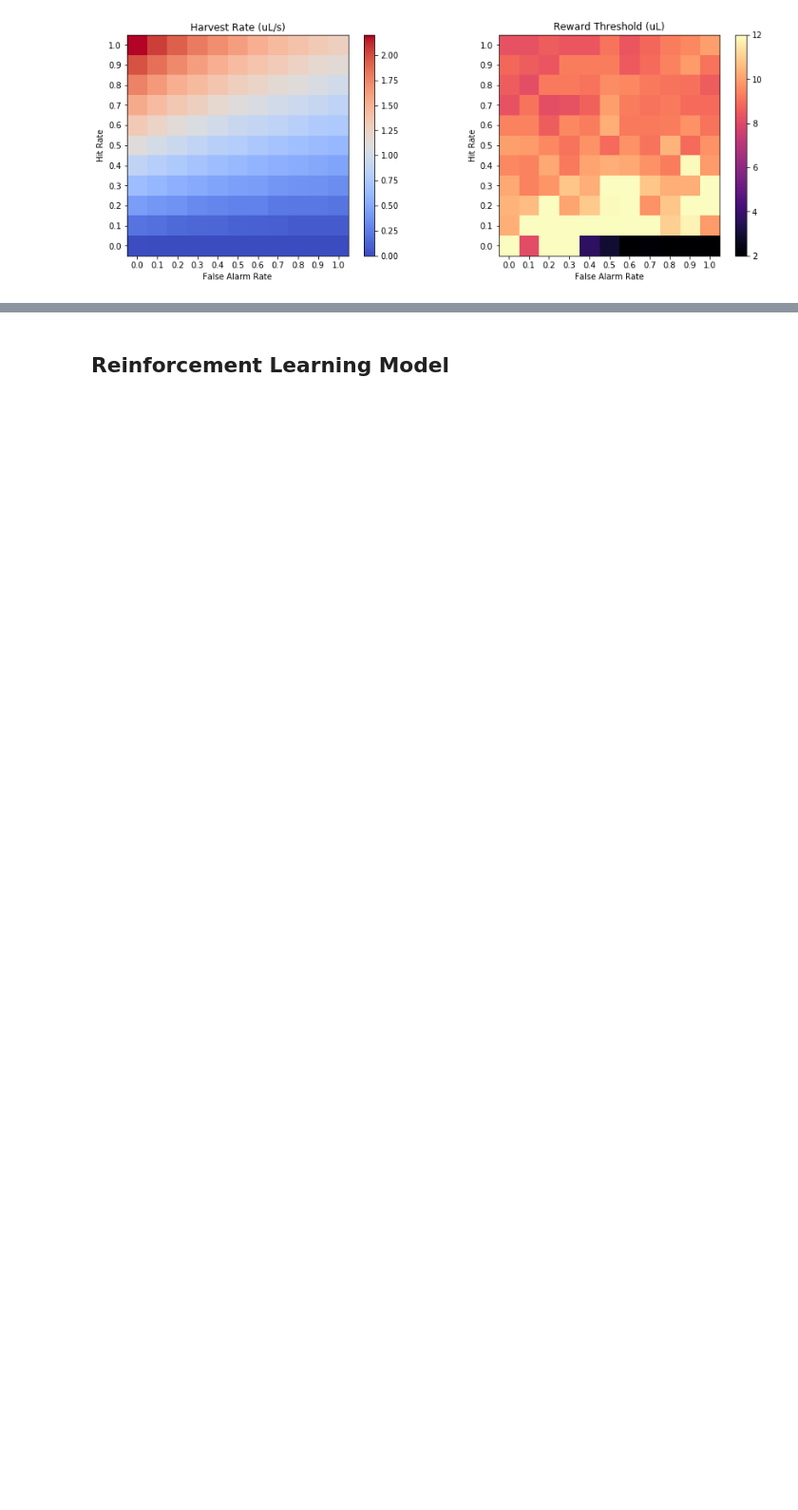
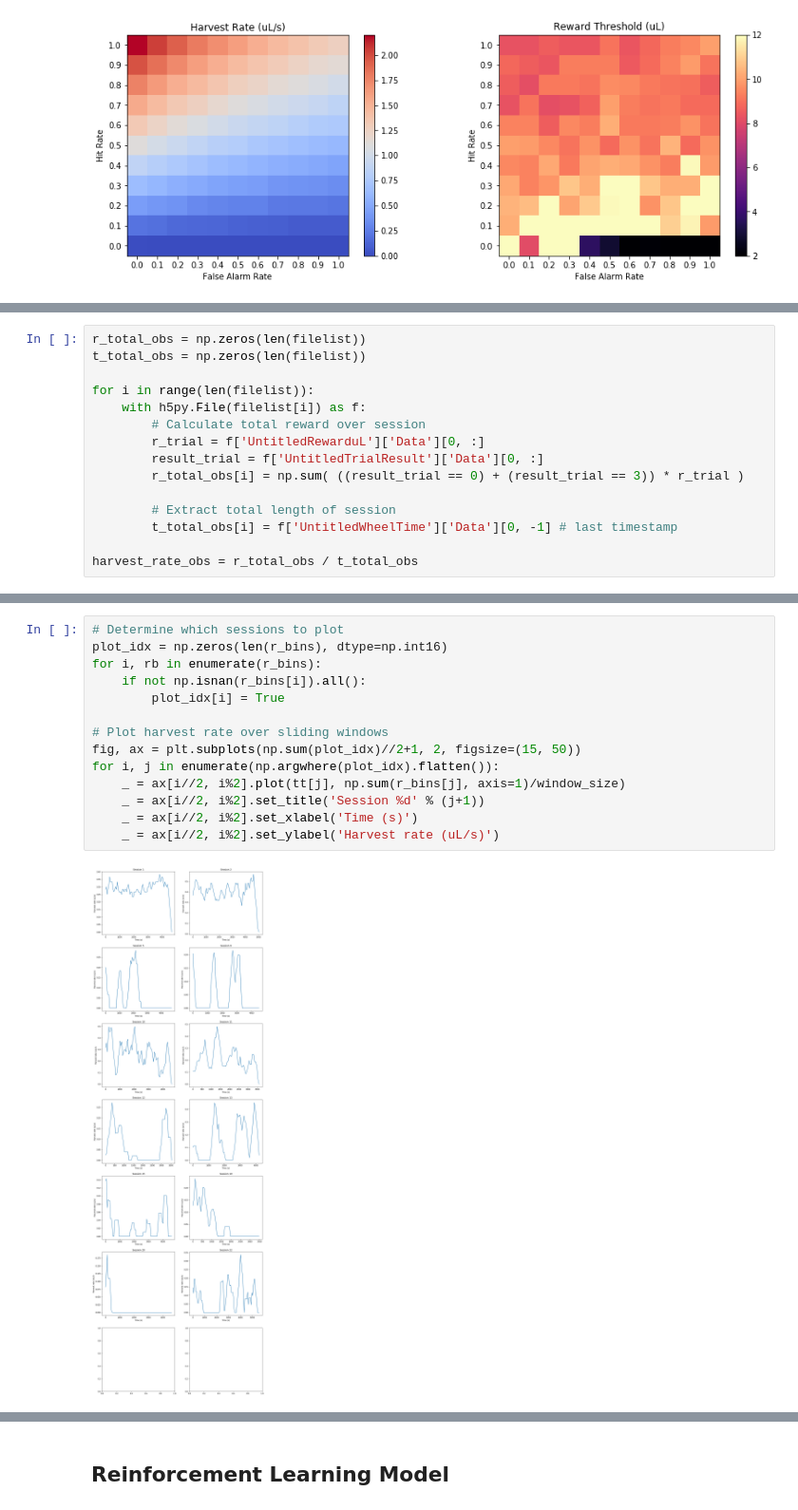
Before and after one commit to jbwebb8/foraging-analysis, a Jupyter notebook: patch_foraging_simulation.ipynb, the cells around one changed output, grey strips where cells are left out. Shown at 95% size. Cells and saved outputs as stored; diff of their text form; blank space fills up the shorter version.

```diff
--- a/patch_foraging_simulation.ipynb
+++ b/patch_foraging_simulation.ipynb
@@ -650,0 +775,15 @@ Z:\James\data\ChamberC\9-6-18\j5z3_d21_2018_09_06_09_18_02.mat
+# %%
+r_total_obs = np.zeros(len(filelist))
+t_total_obs = np.zeros(len(filelist))
+
+for i in range(len(filelist)):
+    with h5py.File(filelist[i]) as f:
+        # Calculate total reward over session
+        r_trial = f['UntitledRewarduL']['Data'][0, :]
+        result_trial = f['UntitledTrialResult']['Data'][0, :]
+        r_total_obs[i] = np.sum( ((result_trial == 0) + (result_trial == 3)) * r_trial )
+
+        # Extract total length of session
+        t_total_obs[i] = f['UntitledWheelTime']['Data'][0, -1] # last timestamp
+
+harvest_rate_obs = r_total_obs / t_total_obs
@@ -650,0 +1139,16 @@ Z:\James\data\ChamberC\9-6-18\j5z3_d21_2018_09_06_09_18_02.mat
+# %%
+# Determine which sessions to plot
+plot_idx = np.zeros(len(r_bins), dtype=np.int16)
+for i, rb in enumerate(r_bins):
+    if not np.isnan(r_bins[i]).all():
+        plot_idx[i] = True
+
+# Plot harvest rate over sliding windows
+fig, ax = plt.subplots(np.sum(plot_idx)//2+1, 2, figsize=(15, 50))
+for i, j in enumerate(np.argwhere(plot_idx).flatten()):
+    _ = ax[i//2, i%2].plot(tt[j], np.sum(r_bins[j], axis=1)/window_size)
+    _ = ax[i//2, i%2].set_title('Session %d' % (j+1))
+    _ = ax[i//2, i%2].set_xlabel('Time (s)')
+    _ = ax[i//2, i%2].set_ylabel('Harvest rate (uL/s)')
+# %% [output]
+[figure, added]
```
Also changed, not shown: parts of 45 cells of this notebook.
